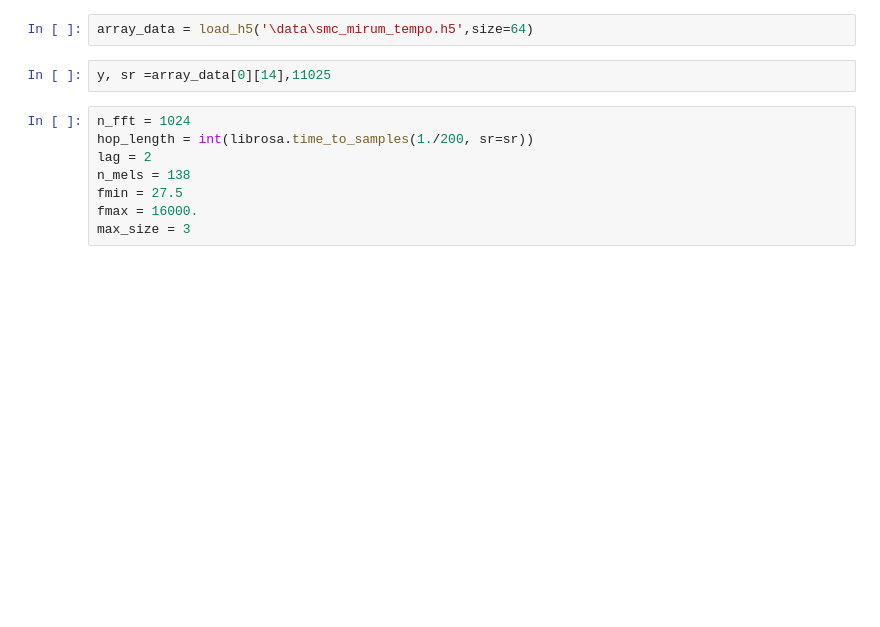
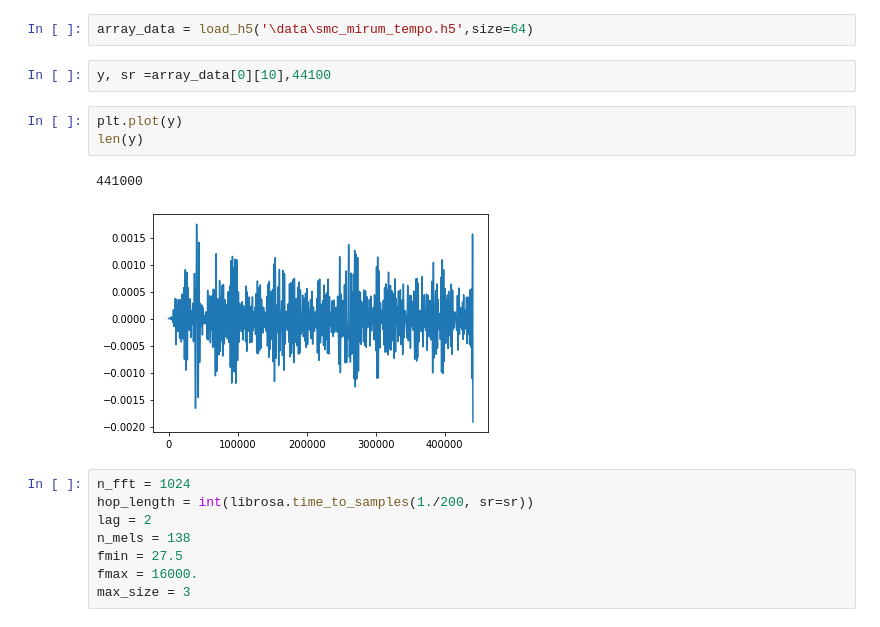
Before and after one commit to GPAD-UFBA/tempo_estimation_emd, a Jupyter notebook: src/notebooks/exploratory_onset.ipynb, the cells around one changed output. Drawn from its saved outputs; the diff is of its cells as text; blank space fills up the shorter version.

```diff
--- a/src/notebooks/exploratory_onset.ipynb
+++ b/src/notebooks/exploratory_onset.ipynb
@@ -11,7 +11,13 @@ from src.data.h5_loader import load_h5
 # %%
 array_data = load_h5('\data\smc_mirum_tempo.h5',size=64)
 # %%
-y, sr =array_data[0][14],11025
+y, sr =array_data[0][10],44100
+# %%
+plt.plot(y)
+len(y)
+# %% [output]
+441000
+[figure, added]
 # %%
 n_fft = 1024
 hop_length = int(librosa.time_to_samples(1./200, sr=sr))
```
Also changed, not shown: parts of 3 cells of this notebook, 6 other files.
